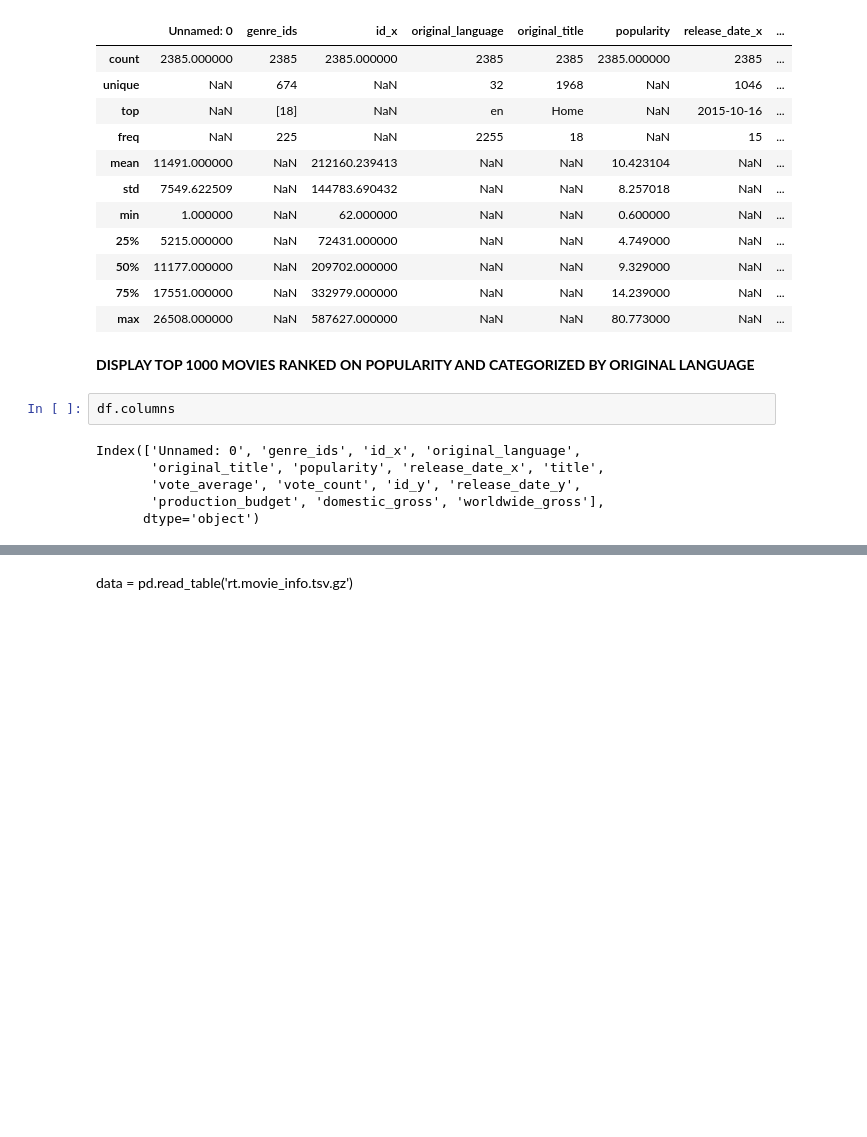
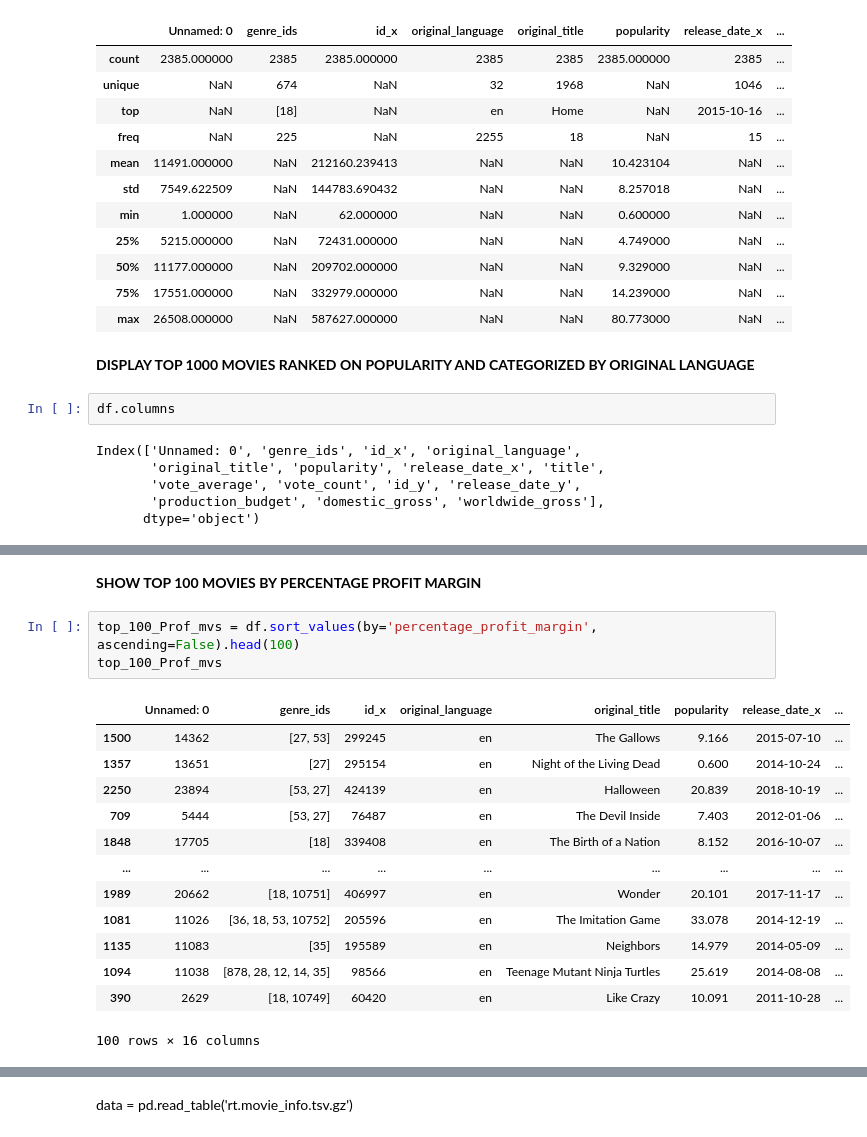
Before and after one commit to ISAACKW/PHASE1_PROJECT, a Jupyter notebook: index.ipynb, the cells around one changed output, grey strips where cells are left out. Drawn from its saved outputs; the diff is of its cells as text; blank space fills up the shorter version.

```diff
--- a/index.ipynb
+++ b/index.ipynb
@@ -630,0 +690,19 @@ plt.show()
+# %% [markdown]
+**SHOW TOP 100 MOVIES BY PERCENTAGE PROFIT MARGIN**
+# %%
+top_100_Prof_mvs = df.sort_values(by='percentage_profit_margin', ascending=False).head(100)
+top_100_Prof_mvs
+# %% [output]
+|  | Unnamed: 0 | genre_ids | id_x | original_language | original_title | popularity | release_date_x | ... |
+| 1500 | 14362 | [27, 53] | 299245 | en | The Gallows | 9.166 | 2015-07-10 | ... |
+| 1357 | 13651 | [27] | 295154 | en | Night of the Living Dead | 0.600 | 2014-10-24 | ... |
+| 2250 | 23894 | [53, 27] | 424139 | en | Halloween | 20.839 | 2018-10-19 | ... |
+| 709 | 5444 | [53, 27] | 76487 | en | The Devil Inside | 7.403 | 2012-01-06 | ... |
+| 1848 | 17705 | [18] | 339408 | en | The Birth of a Nation | 8.152 | 2016-10-07 | ... |
+| ... | ... | ... | ... | ... | ... | ... | ... | ... |
+| 1989 | 20662 | [18, 10751] | 406997 | en | Wonder | 20.101 | 2017-11-17 | ... |
+| 1081 | 11026 | [36, 18, 53, 10752] | 205596 | en | The Imitation Game | 33.078 | 2014-12-19 | ... |
+| 1135 | 11083 | [35] | 195589 | en | Neighbors | 14.979 | 2014-05-09 | ... |
+| 1094 | 11038 | [878, 28, 12, 14, 35] | 98566 | en | Teenage Mutant Ninja Turtles | 25.619 | 2014-08-08 | ... |
+| 390 | 2629 | [18, 10749] | 60420 | en | Like Crazy | 10.091 | 2011-10-28 | ... |
+100 rows × 16 columns
```
Also changed, not shown: parts of 17 cells of this notebook.
